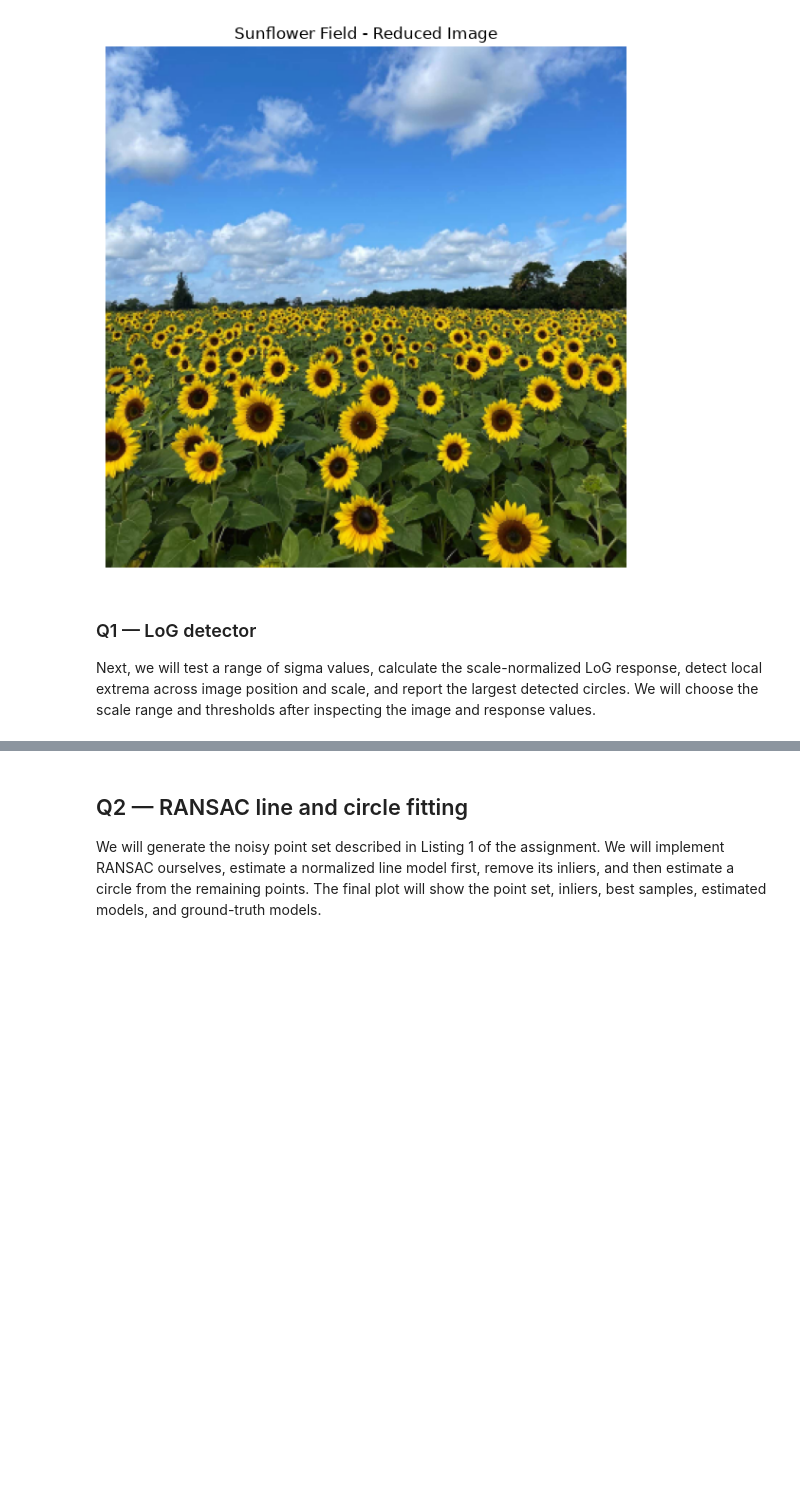
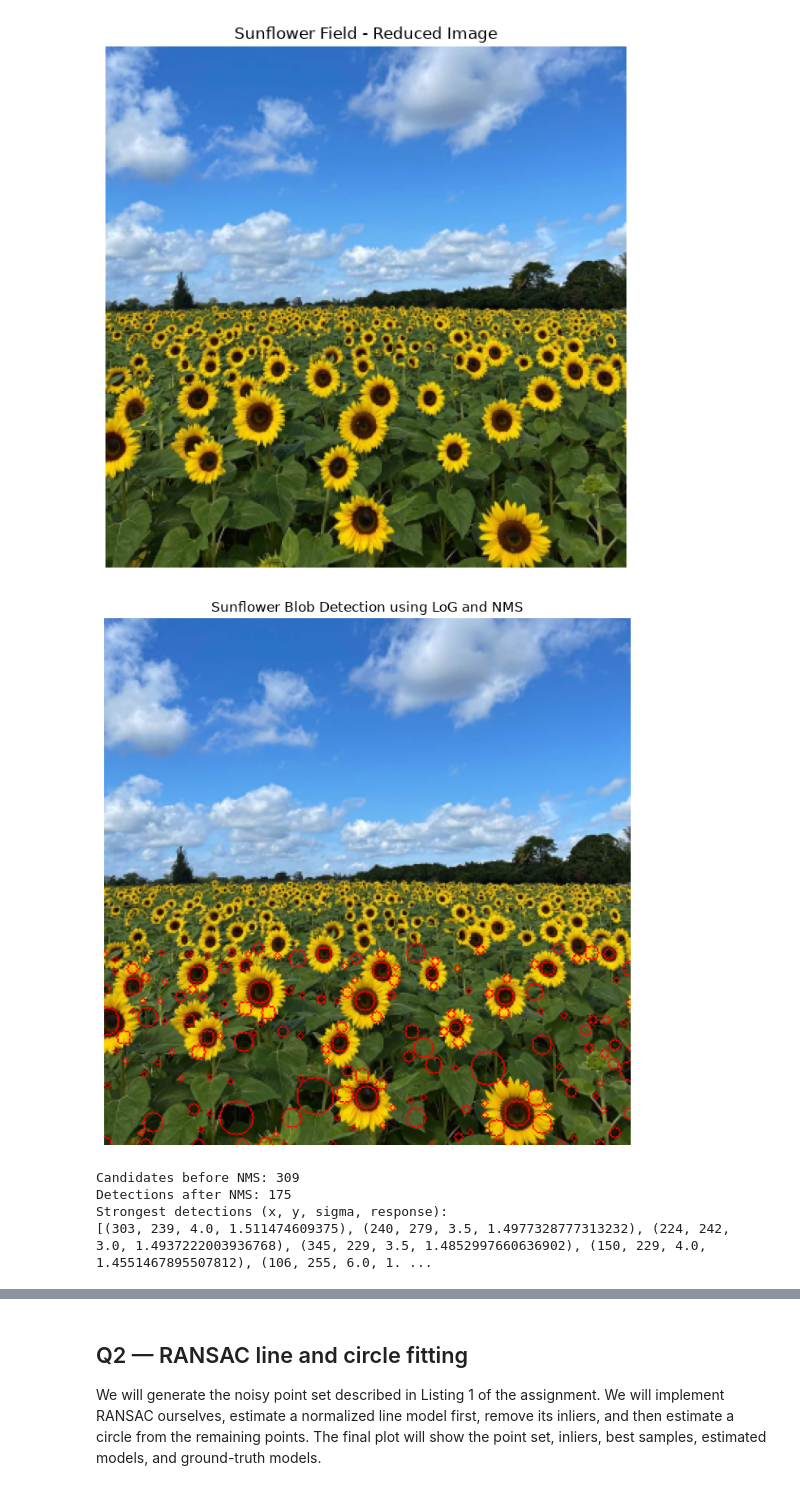
Before and after one commit to Abdul-Rahman-bme/EN3160-Image-processing-and-Machine-Vision, a Jupyter notebook: Assignment_02/230507R_EN3160_A02.ipynb, the cells around one changed output, grey strips where cells are left out. Cells and saved outputs as stored; diff of their text form; code cells hidden in the pictures; blank space fills up the shorter version.

```diff
--- a/Assignment_02/230507R_EN3160_A02.ipynb
+++ b/Assignment_02/230507R_EN3160_A02.ipynb
@@ -60,7 +60,74 @@ plt.show()
 # %% [output]
 Image dimensions (height, width): (360, 360)
 [figure]
-# %% [markdown]
-### Q1 — LoG detector
-
-Next, we will test a range of sigma values, calculate the scale-normalized LoG response, detect local extrema across image position and scale, and report the largest detected circles. We will choose the scale range and thresholds after inspecting the image and response values.
+# %%
+
+#Q1 - LoG detection with non-maximum suppression
+
+# Find stronger local maxima in position and scale
+local_max = maximum_filter(responses, size=(3, 9, 9))
+
+threshold = 0.20 * responses.max()
+
+s, y, x = np.where(
+    (responses == local_max) &
+    (responses > threshold)
+)
+
+# Store candidates as (x, y, sigma, response)
+candidates = [
+    (int(xi), int(yi), float(sigmas[si]),
+     float(responses[si, yi, xi]))
+    for si, yi, xi in zip(s, y, x)
+]
+# Keep detections within the sunflower field
+candidates = [b for b in candidates if b[1] >= 225]
+
+candidates.sort(key=lambda b: b[3], reverse=True)
+
+# Non-maximum suppression
+blobs = []
+
+for candidate in candidates:
+    x, y, sigma, score = candidate
+    radius = np.sqrt(2) * sigma
+
+    keep = True
+
+    for bx, by, bsigma, bscore in blobs:
+        other_radius = np.sqrt(2) * bsigma
+        distance = np.hypot(x - bx, y - by)
+
+        min_distance = max(8.0, radius + other_radius)
+
+        if distance < min_distance:
+            keep = False
+            break
+
+    if keep:
+        blobs.append(candidate)
+
+# Visualise the strongest detections
+result = sunflower_rgb.copy()
+
+for x, y, sigma, score in blobs[:200]:
+    radius = max(2, int(np.sqrt(2) * sigma))
+    cv.circle(result, (x, y), radius, (255, 0, 0), 1)
+
+plt.figure(figsize=(10, 7))
+plt.imshow(result)
+plt.title("Sunflower Blob Detection using LoG and NMS")
+plt.axis("off")
+plt.tight_layout()
+plt.show()
+
+print("Candidates before NMS:", len(candidates))
+print("Detections after NMS:", len(blobs))
+print("Strongest detections (x, y, sigma, response):")
+print(blobs[:10])
+# %% [output]
+[figure, added]
+Candidates before NMS: 309
+Detections after NMS: 175
+Strongest detections (x, y, sigma, response):
+[(303, 239, 4.0, 1.511474609375), (240, 279, 3.5, 1.4977328777313232), (224, 242, 3.0, 1.4937222003936768), (345, 229, 3.5, 1.4852997660636902), (150, 229, 4.0, 1.4551467895507812), (106, 255, 6.0, 1. ...
```
Also changed, not shown: parts of 6 cells of this notebook.
